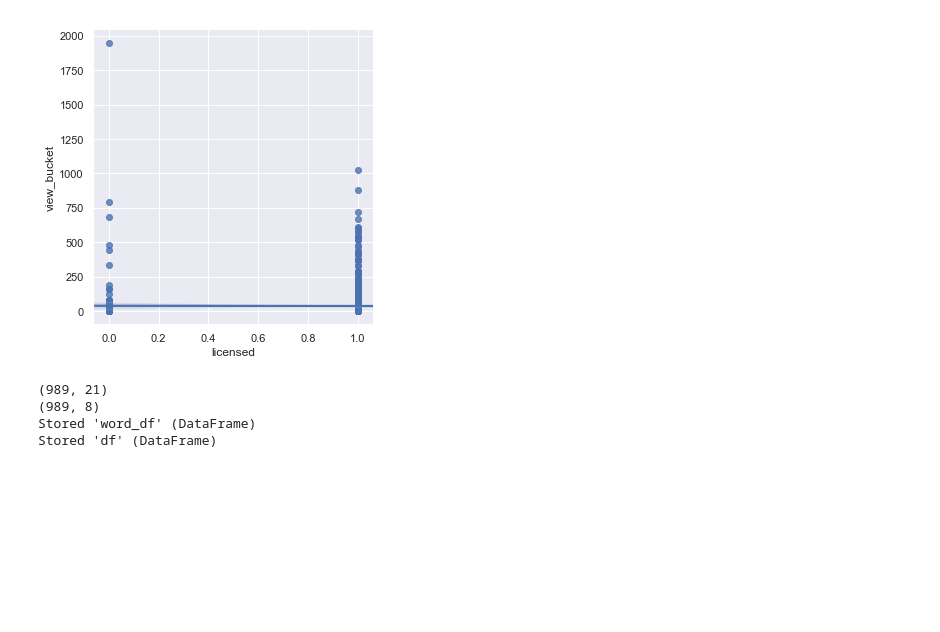
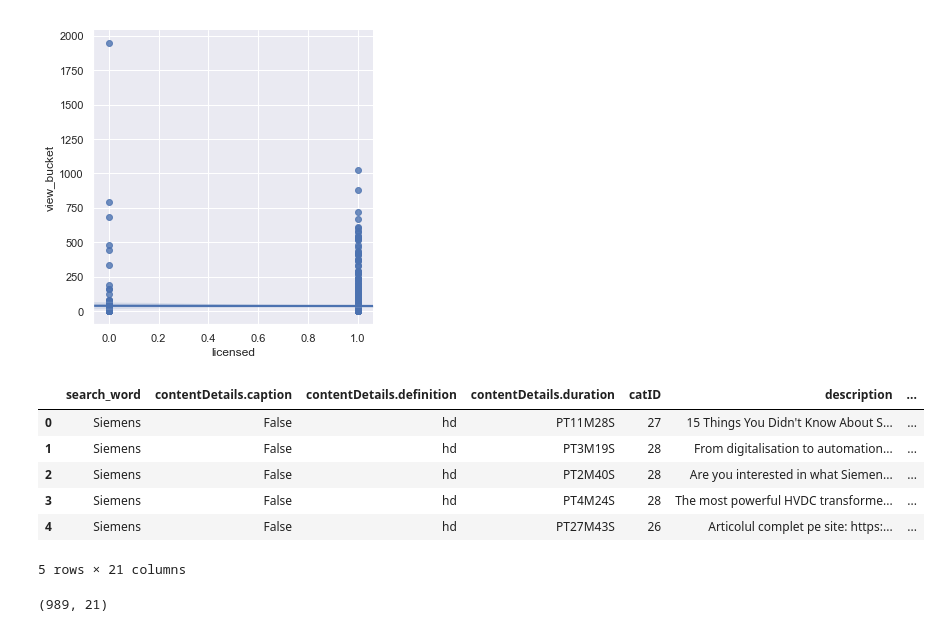
Before and after one commit to addiwei/Springboard, a Jupyter notebook: Capstone1/Youtube_2_Preprocessing_EDA.ipynb, the cells around one changed output. Cells and saved outputs as stored; diff of their text form; code cells hidden in the pictures; blank space fills up the shorter version.

Commit message:
2 latest files for mentor review

```diff
--- a/Capstone1/Youtube_2_Preprocessing_EDA.ipynb
+++ b/Capstone1/Youtube_2_Preprocessing_EDA.ipynb
@@ -619,27 +634,35 @@ Licensed content and views are uncorrelated (fail to reject H0) p=0.401
 # %%
 #Drop licensed column
 df = df.drop(columns=['licensed'])
+# %%
+cleanup_nums = {"target":     {"no rank": 0, "white belt": 1, "blue belt": 2, "purple belt": 3, "brown belt": 4, "black belt": 5}}
+df.replace(cleanup_nums, inplace=True)
+df.head()
+# %% [output]
+|  | search_word | contentDetails.caption | contentDetails.definition | contentDetails.duration | catID | description | ... |
+| 0 | Siemens | False | hd | PT11M28S | 27 | 15 Things You Didn't Know About S... | ... |
+| 1 | Siemens | False | hd | PT3M19S | 28 | From digitalisation to automation... | ... |
+| 2 | Siemens | False | hd | PT2M40S | 28 | Are you interested in what Siemen... | ... |
+| 3 | Siemens | False | hd | PT4M24S | 28 | The most powerful HVDC transforme... | ... |
+| 4 | Siemens | False | hd | PT27M43S | 26 | Articolul complet pe site: https:... | ... |
+5 rows × 21 columns
+# %%
+# Review shape of df to ensure accuracy and store for modeling notebook
+print(df.shape)
+
+word_df = df[['search_word','description','localized.description','localized.title','tags','title','target']]
+# %% [output]
+(989, 21)
 # %%
-# Review shape of df to ensure accuracy and store for modeling notebook
-print(df.shape)
-
-word_df = df[['search_word','description','localized.description','localized.title','tags','title','Age','view_bucket']]
-
 df = df.drop(columns=['snippet.publishedAt'])
 df = df.drop(columns=['contentDetails.duration'])
 df = df.drop(columns=['viewCount'])
+df = df.drop(columns=['date'])
+df = df.drop(columns=['Aging'])
+df = df.drop(columns=['Age'])
 
 # dataframe_tocsv  include column names, index, etc.   when get to modeling, then pickle
 word_data = "word_data.csv"
 fileObject = open(word_data, 'wb')
 pickle.dump(word_df, fileObject)
 fileObject.close()
-
-print(word_df.shape)
-%store word_df
-%store df
-# %% [output]
-(989, 21)
-(989, 8)
-Stored 'word_df' (DataFrame)
-Stored 'df' (DataFrame)
```
Also changed, not shown: parts of 9 cells of this notebook, 1 other file.
